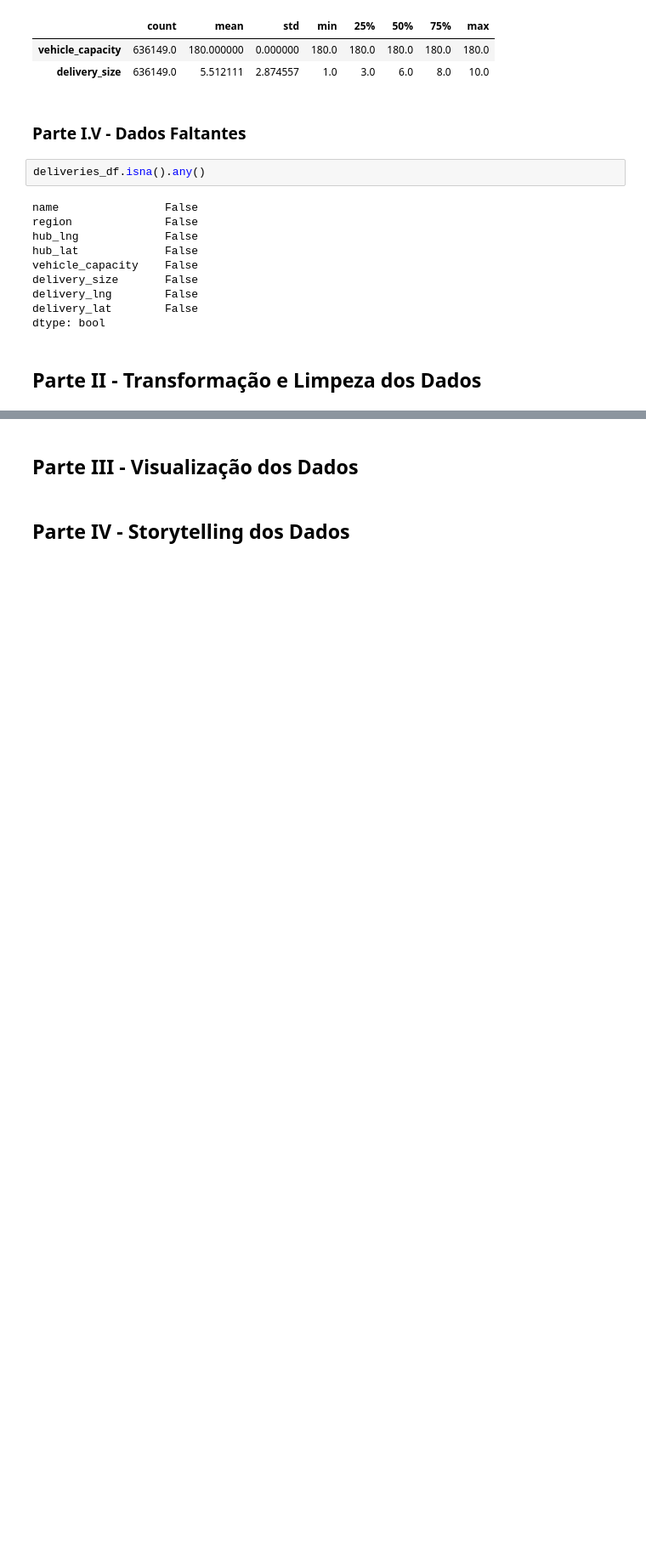
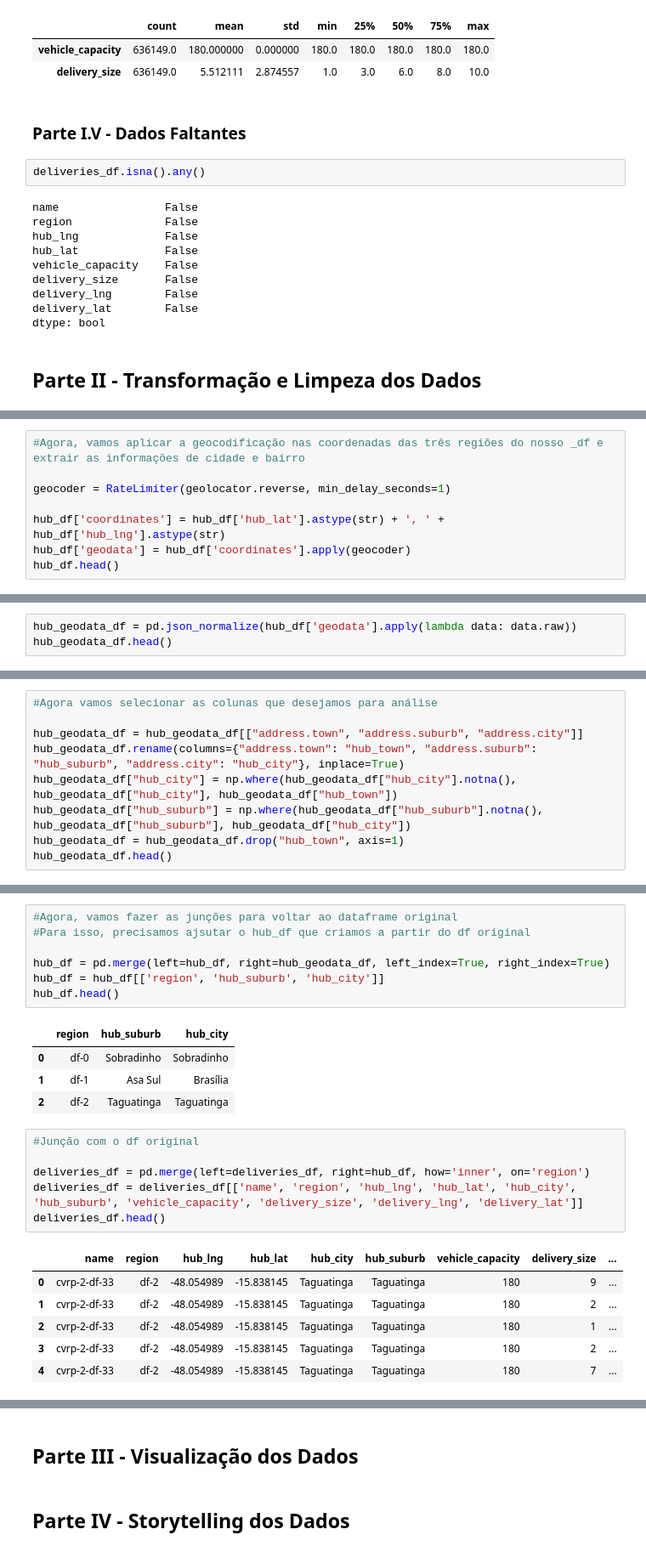
Before and after one commit to r-hugoalves/Analise_Exploratoria_Loggi, a Jupyter notebook: Análise_Exploratória_de_Dados_I.ipynb, the cells around one changed output, grey strips where cells are left out. Shown: that part at 85% size. Saved outputs shown, nothing was run; the diff lists cells and outputs as text; blank space fills up the shorter version.

Commit message:
Realizando a geocodificação reversa

```diff
--- a/Análise_Exploratória_de_Dados_I.ipynb
+++ b/Análise_Exploratória_de_Dados_I.ipynb
@@ -262,0 +317,8 @@ dtype: bool
+# %%
+#Agora, vamos aplicar a geocodificação nas coordenadas das três regiões do nosso _df e extrair as informações de cidade e bairro
+
+geocoder = RateLimiter(geolocator.reverse, min_delay_seconds=1)
+
+hub_df['coordinates'] = hub_df['hub_lat'].astype(str) + ', ' + hub_df['hub_lng'].astype(str)
+hub_df['geodata'] = hub_df['coordinates'].apply(geocoder)
+hub_df.head()
@@ -262,0 +330,3 @@ dtype: bool
+# %%
+hub_geodata_df = pd.json_normalize(hub_df['geodata'].apply(lambda data: data.raw))
+hub_geodata_df.head()
@@ -262,0 +339,9 @@ dtype: bool
+# %%
+#Agora vamos selecionar as colunas que desejamos para análise
+
+hub_geodata_df = hub_geodata_df[["address.town", "address.suburb", "address.city"]]
+hub_geodata_df.rename(columns={"address.town": "hub_town", "address.suburb": "hub_suburb", "address.city": "hub_city"}, inplace=True)
+hub_geodata_df["hub_city"] = np.where(hub_geodata_df["hub_city"].notna(), hub_geodata_df["hub_city"], hub_geodata_df["hub_town"])
+hub_geodata_df["hub_suburb"] = np.where(hub_geodata_df["hub_suburb"].notna(), hub_geodata_df["hub_suburb"], hub_geodata_df["hub_city"])
+hub_geodata_df = hub_geodata_df.drop("hub_town", axis=1)
+hub_geodata_df.head()
@@ -262,0 +367,25 @@ dtype: bool
+# %%
+#Agora, vamos fazer as junções para voltar ao dataframe original
+#Para isso, precisamos ajsutar o hub_df que criamos a partir do df original
+
+hub_df = pd.merge(left=hub_df, right=hub_geodata_df, left_index=True, right_index=True)
+hub_df = hub_df[['region', 'hub_suburb', 'hub_city']]
+hub_df.head()
+# %% [output]
+|  | region | hub_suburb | hub_city |
+| 0 | df-0 | Sobradinho | Sobradinho |
+| 1 | df-1 | Asa Sul | Brasília |
+| 2 | df-2 | Taguatinga | Taguatinga |
+# %%
+#Junção com o df original
+
+deliveries_df = pd.merge(left=deliveries_df, right=hub_df, how='inner', on='region')
+deliveries_df = deliveries_df[['name', 'region', 'hub_lng', 'hub_lat', 'hub_city', 'hub_suburb', 'vehicle_capacity', 'delivery_size', 'delivery_lng', 'delivery_lat']]
+deliveries_df.head()
+# %% [output]
+|  | name | region | hub_lng | hub_lat | hub_city | hub_suburb | vehicle_capacity | delivery_size | ... |
+| 0 | cvrp-2-df-33 | df-2 | -48.054989 | -15.838145 | Taguatinga | Taguatinga | 180 | 9 | ... |
+| 1 | cvrp-2-df-33 | df-2 | -48.054989 | -15.838145 | Taguatinga | Taguatinga | 180 | 2 | ... |
+| 2 | cvrp-2-df-33 | df-2 | -48.054989 | -15.838145 | Taguatinga | Taguatinga | 180 | 1 | ... |
+| 3 | cvrp-2-df-33 | df-2 | -48.054989 | -15.838145 | Taguatinga | Taguatinga | 180 | 2 | ... |
+| 4 | cvrp-2-df-33 | df-2 | -48.054989 | -15.838145 | Taguatinga | Taguatinga | 180 | 7 | ... |
```
Also changed, not shown: parts of 16 cells of this notebook.
